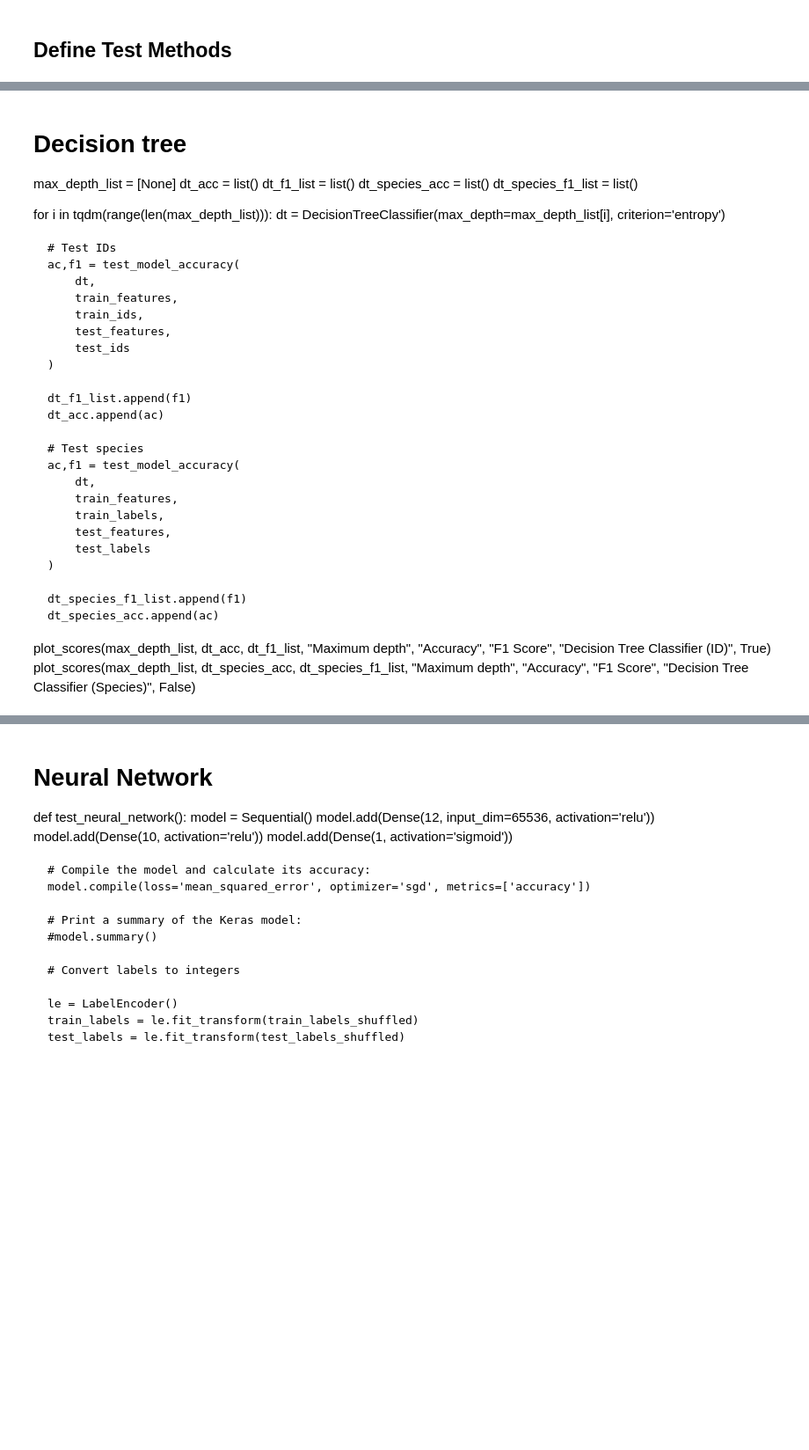
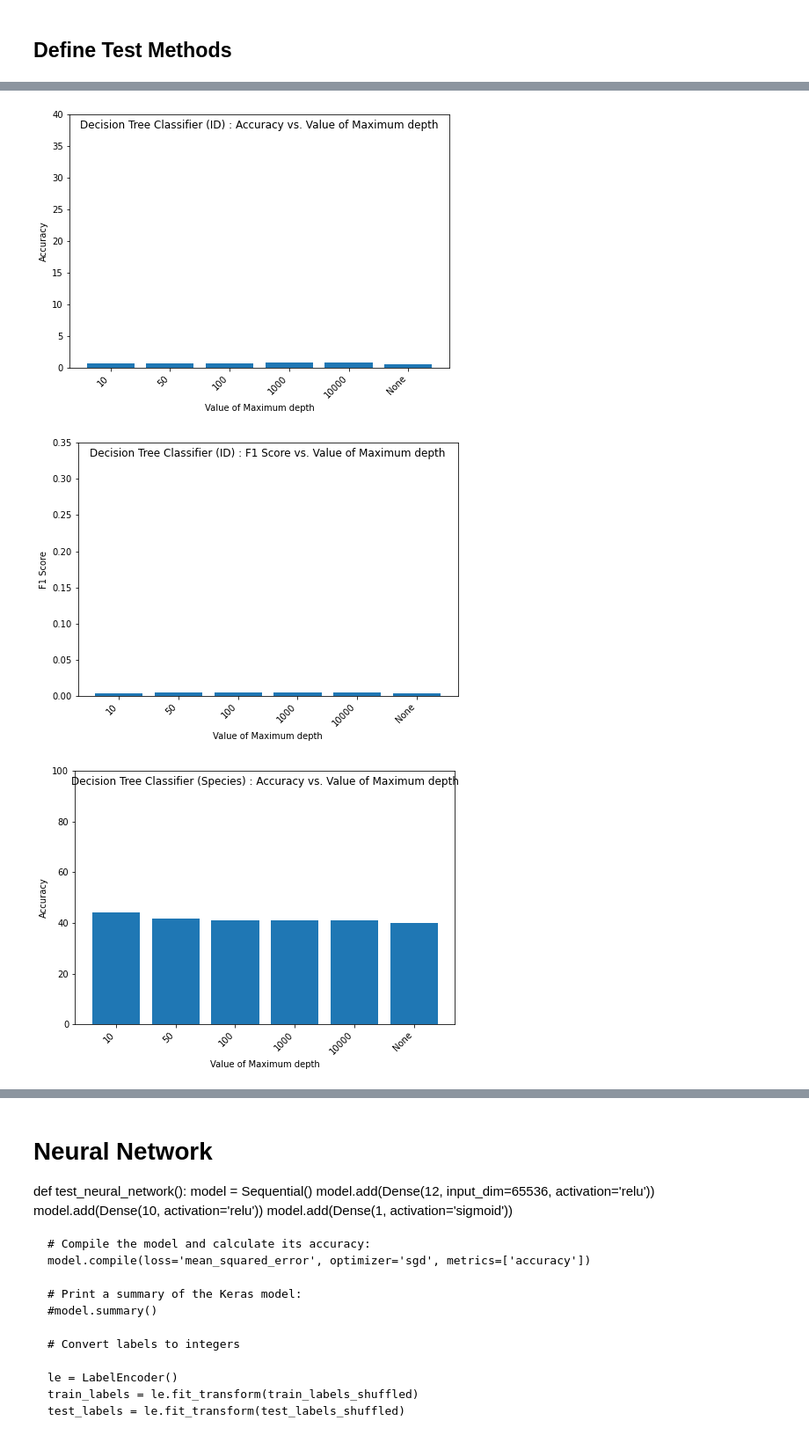
Before and after one commit to landmund/w207-spring2022-final-project-wong-chen-lim, a Jupyter notebook: Basic_Classifiers.ipynb, the cells around one changed output, grey strips where cells are left out. Shown at 88% size. Cells and saved outputs as stored; diff of their text form; code cells hidden in the pictures; blank space fills up the shorter version.

```diff
--- a/Basic_Classifiers.ipynb
+++ b/Basic_Classifiers.ipynb
@@ -291,38 +311,42 @@ plot_scores(alpha_list, nb_species_acc, nb_species_f1_list, "Alpha", "Accuracy",
-# %% [markdown]
-# Decision tree
-max_depth_list = [None]
-dt_acc = list()
-dt_f1_list = list()
-dt_species_acc = list()
-dt_species_f1_list = list()
-
-for i in tqdm(range(len(max_depth_list))):
-    dt = DecisionTreeClassifier(max_depth=max_depth_list[i], criterion='entropy')
-
-    # Test IDs
-    ac,f1 = test_model_accuracy(
-        dt,
-        train_features,
-        train_ids,
-        test_features,
-        test_ids
-    )
-
-    dt_f1_list.append(f1)
-    dt_acc.append(ac)
-
-    # Test species
-    ac,f1 = test_model_accuracy(
-        dt,
-        train_features,
-        train_labels,
-        test_features,
-        test_labels
-    )
-
-    dt_species_f1_list.append(f1)
-    dt_species_acc.append(ac)
-
-
-plot_scores(max_depth_list, dt_acc, dt_f1_list, "Maximum depth", "Accuracy", "F1 Score", "Decision Tree Classifier (ID)", True)
-plot_scores(max_depth_list, dt_species_acc, dt_species_f1_list, "Maximum depth", "Accuracy", "F1 Score", "Decision Tree Classifier (Species)", False)
+# %%
+# Decision tree
+max_depth_list = [10, 50, 100, 1000, 10000, None]
+dt_acc = list()
+dt_f1_list = list()
+dt_species_acc = list()
+dt_species_f1_list = list()
+
+for i in tqdm(range(len(max_depth_list))):
+    dt = DecisionTreeClassifier(max_depth=max_depth_list[i], criterion='entropy')
+
+    # Test IDs
+    ac,f1 = test_model_accuracy(
+        dt,
+        train_features_pca,
+        train_ids,
+        test_features_pca,
+        test_ids
+    )
+
+    dt_f1_list.append(f1)
+    dt_acc.append(ac)
+
+    # Test species
+    ac,f1 = test_model_accuracy(
+        dt,
+        train_features_pca,
+        train_labels,
+        test_features_pca,
+        test_labels
+    )
+
+    dt_species_f1_list.append(f1)
+    dt_species_acc.append(ac)
+
+
+plot_scores(max_depth_list, dt_acc, dt_f1_list, "Maximum depth", "Accuracy", "F1 Score", "Decision Tree Classifier (ID)", True)
+plot_scores(max_depth_list, dt_species_acc, dt_species_f1_list, "Maximum depth", "Accuracy", "F1 Score", "Decision Tree Classifier (Species)", False)
+# %% [output]
+[figure, added]
+[figure, added]
+[figure, added]
```
Also changed, not shown: parts of 13 cells of this notebook.
